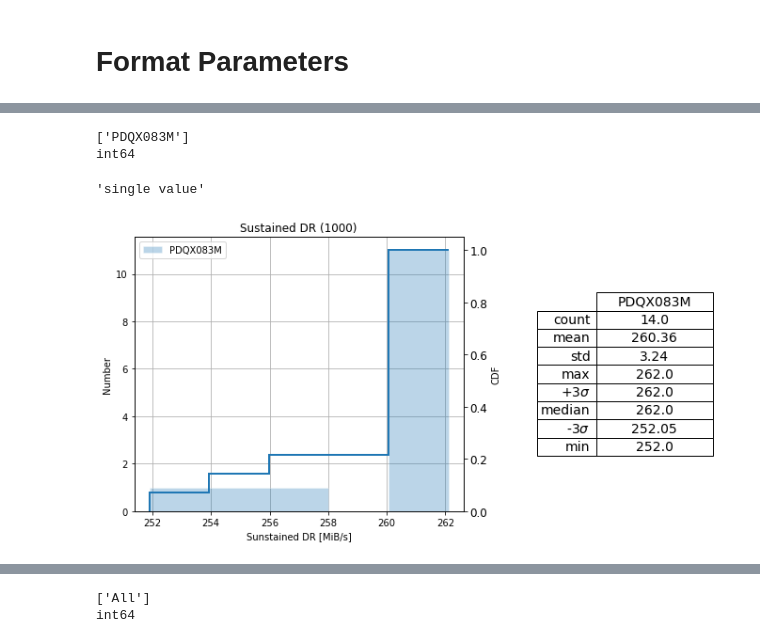
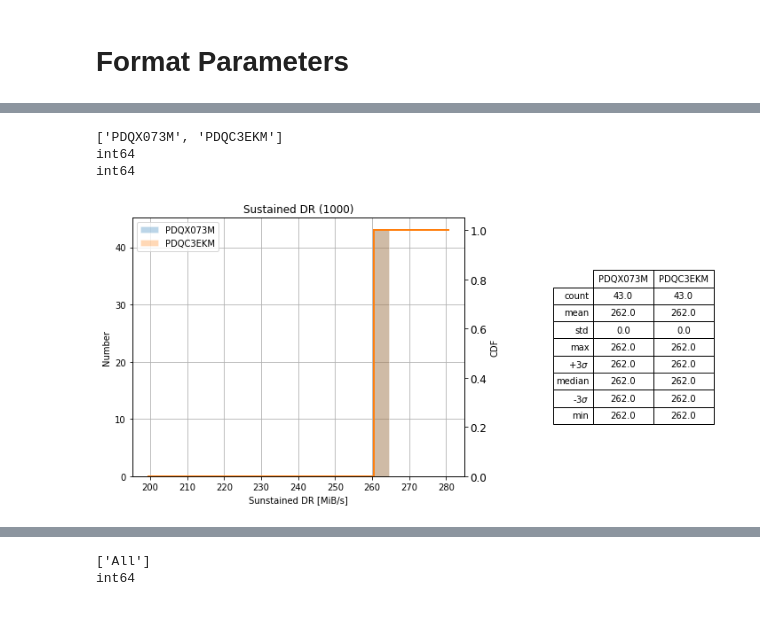
Before and after one commit to kiughigk/mfgcmd_ttr, a Jupyter notebook: notebook/parametric_summery.ipynb, the cells around one changed output, grey strips where cells are left out. Saved outputs shown, nothing was run; the diff lists cells and outputs as text; code cells hidden in the pictures; blank space fills up the shorter version.

```diff
--- a/notebook/parametric_summery.ipynb
+++ b/notebook/parametric_summery.ipynb
@@ -876,13 +873,16 @@ plt.savefig('amp_prersv.png', format='png')
 #asymmetry
 
 hue = 'testcode'
-hue_order = ['PDQX083M']
+hue_order = ['PDQX073M', 'PDQC3EKM']
 
 %matplotlib inline
 
 df = make_group(pd.read_pickle('df_ccb_ci_asm.pkl').query("row_num==1"))
 
-fig, ax = plt.subplots(1,2, sharey=True, figsize=(12,4))
+if a2a == True:
+    df = df[df.duplicated(subset=['hddsn', 'qualifier', 'lhd', 'band'], keep=False)]
+
+fig, ax = plt.subplots(1,2, sharey=True, figsize=(8,4))
 sns.boxplot(x="band", y="asymmetry", hue=hue,
             data=df.query("qualifier=='1000' and row_num==1"),
             ax=ax[0],
@@ -1034,14 +1036,14 @@ plt.savefig('ser_prersv_smr.png', format='png')
 # Format Parameters
 # %%
 #primary data reader check
-
-hue = 'testcode'
-hue_order = ['PDQX083M']
 
 %matplotlib inline
 
 df = pd.read_pickle('df_ccb_ci_crsbn_datareader.pkl')
 df = make_group(df)
+
+if a2a==True:
+    df = df[df.duplicated(subset=['hddsn', 'qualifier', 'lhd'], keep=False)]
 
 #CMR
 fig, ax = plt.subplots(1, 1, figsize=(8,6))
@@ -1054,12 +1056,13 @@ ax.set_title('CMR PDR')
 plt.savefig('pdr_cmr.png', format='png')
 
 #SMR
-fig, ax = plt.subplots(1, 1, figsize=(8,6))
-ax = sns.countplot(x="pridatardr", hue=hue,
-                   hue_order=hue_order,
-                   data=df.query("qualifier=='2010' and readerindex==0 and row_num==1"),
-                   order=[0,1]
+if rec_type != 'CMR':
+    fig, ax = plt.subplots(1, 1, figsize=(8,6))
+    ax = sns.countplot(x="pridatardr", hue=hue,
+                       hue_order=hue_order,
+                       data=df.query("qualifier=='2010' and readerindex==0 and row_num==1"),
+                       order=[0,1]
                   )
-ax.set_title('SMR PDR')
-plt.savefig('pdr_smr.png', format='png')
+    ax.set_title('SMR PDR')
+    plt.savefig('pdr_smr.png', format='png')
 # %% [output]
@@ -1189,24 +1215,27 @@ plot_xy(df,
 # %%
 #Sustained DR
 
 %matplotlib inline
 
 df = make_group(pd.read_pickle('df_ccb_ci_ufo.pkl').query("row_num==1"))
-#df.loc[df['testcode']=='PDQZ066M', 'testcode']='0_PDQZ066M'
-#df.loc[df['testcode']=='PDQX071M', 'testcode']='1_PDQX071M'
+#check duplication
+if a2a==True:
+    df = df[df.duplicated(subset=['hddsn', 'qualifier'], keep=False)]
 
 #CMR
 plot_cdf(df.query("finalsustainedmbytepersec>0 and qualifier=='1000'"),
          'finalsustainedmbytepersec',
          'Sunstained DR [MiB/s]', 'Sustained DR (1000)',
-         'sustainedDrCmr', xlim=None, hue='testcode', div=None, addThresh=None, binSize=5, addTable=True)
+         'sustainedDrCmr', xlim=[200, 280], hue=hue, hue_order=hue_order, div=None, addThresh=None, binSize=20, addTable=True)
+
 #SMR
-plot_cdf(df.query("finalsustainedmbytepersec>0 and qualifier=='2000'"),
-         'finalsustainedmbytepersec',
-         'Sunstained DR [MiB/s]', 'Sustained DR (2000)',
-         'sustainedDrSmr', xlim=None, hue='testcode', div=None, addThresh=None, binSize=5, addTable=True)
+if rec_type != 'CMR':
+    plot_cdf(df.query("finalsustainedmbytepersec>0 and qualifier=='2000'"),
+             'finalsustainedmbytepersec',
+             'Sunstained DR [MiB/s]', 'Sustained DR (2000)',
+             'sustainedDrSmr', xlim=None, hue=hue, hue_order=hue_order, div=None, addThresh=None, binSize=5, addTable=True)
 # %% [output]
-['PDQX083M']
+['PDQX073M', 'PDQC3EKM']
 int64
+int64
-'single value'
-[figure, old version]
+[figure, new version]
```
Also changed, not shown: parts of 39 cells of this notebook, 2 other files.
